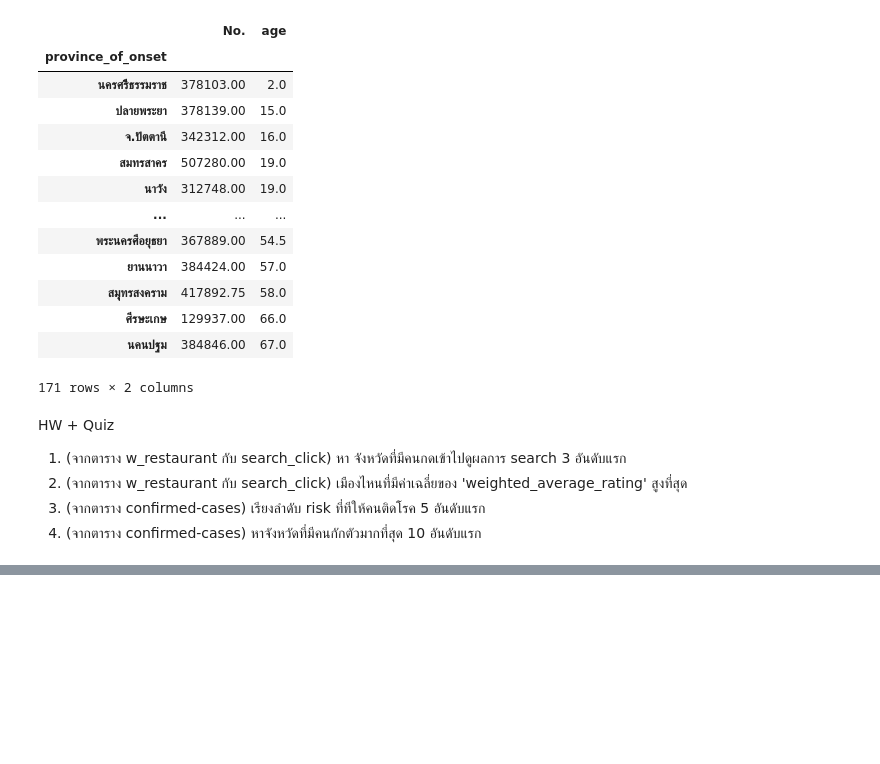
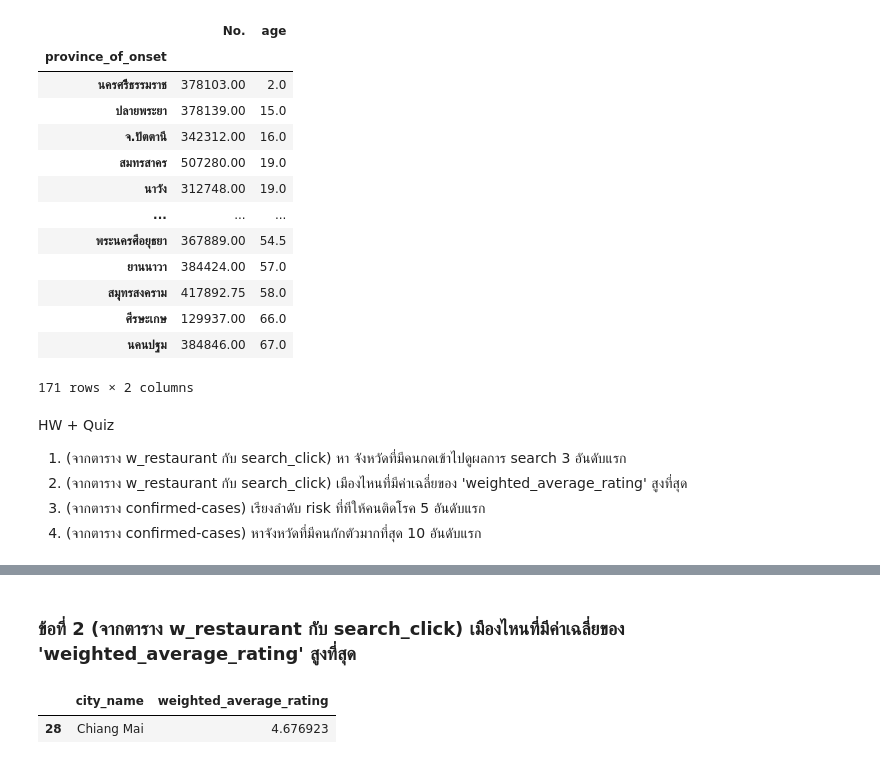
Before and after one commit to kittikhun62/DWDM21, a Jupyter notebook: Data_Preprecessing(chapter_3).ipynb, the cells around one changed output, grey strips where cells are left out. Cells and saved outputs as stored; diff of their text form; code cells hidden in the pictures; blank space fills up the shorter version.

```diff
--- a/Data_Preprecessing(chapter_3).ipynb
+++ b/Data_Preprecessing(chapter_3).ipynb
@@ -1462,0 +1472,8 @@ HW + Quiz
+# %% [markdown]
+### ข้อที่ 2 (จากตาราง w_restaurant กับ search_click) เมืองไหนที่มีค่าเฉลี่ยของ 'weighted_average_rating' สูงที่สุด
+# %%
+X2 = merged_table.sort_values(['weighted_average_rating'],ascending=False)
+X2[['city_name','weighted_average_rating']].iloc[:1,:]
+# %% [output]
+|  | city_name | weighted_average_rating |
+| 28 | Chiang Mai | 4.676923 |
```
Also changed, not shown: parts of 6 cells of this notebook.
